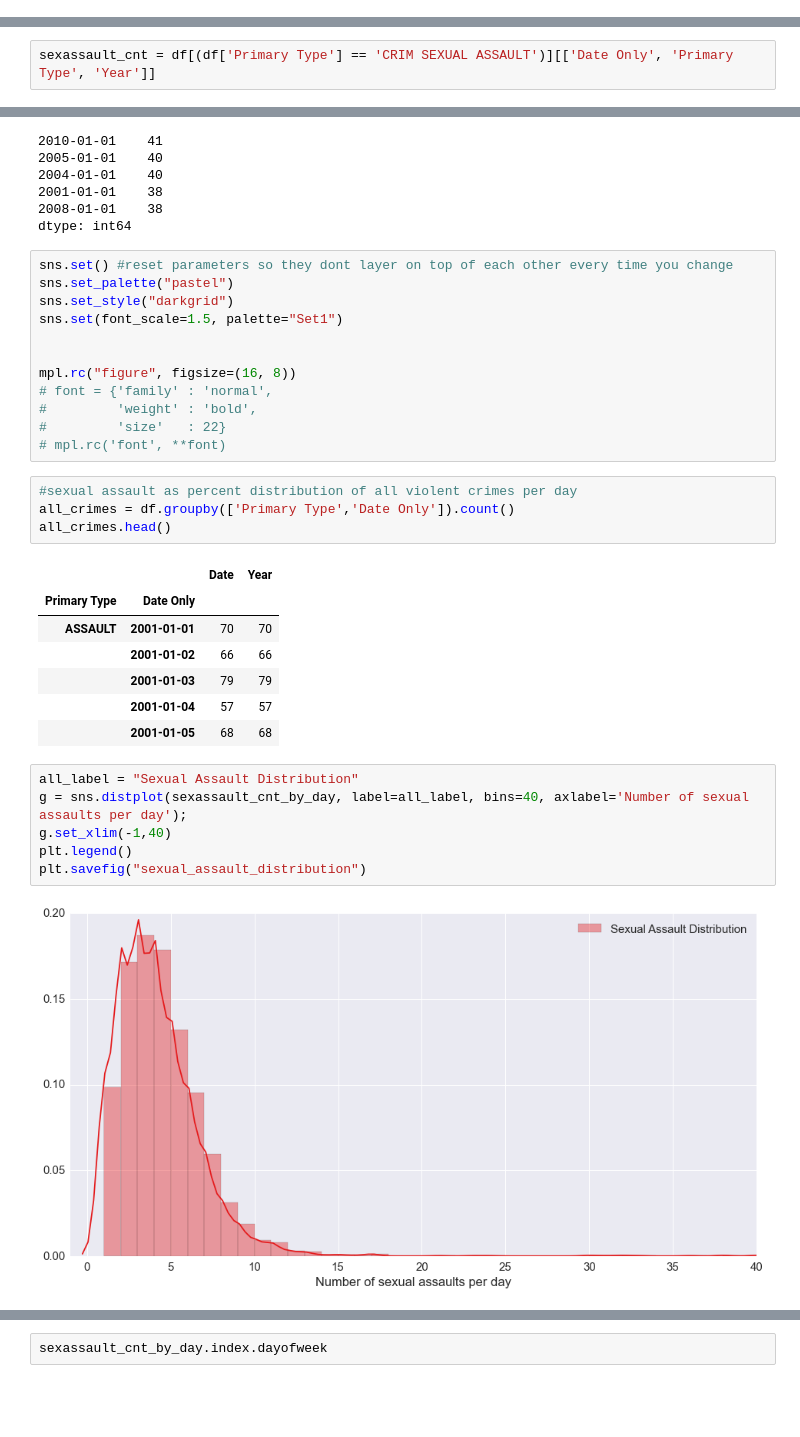
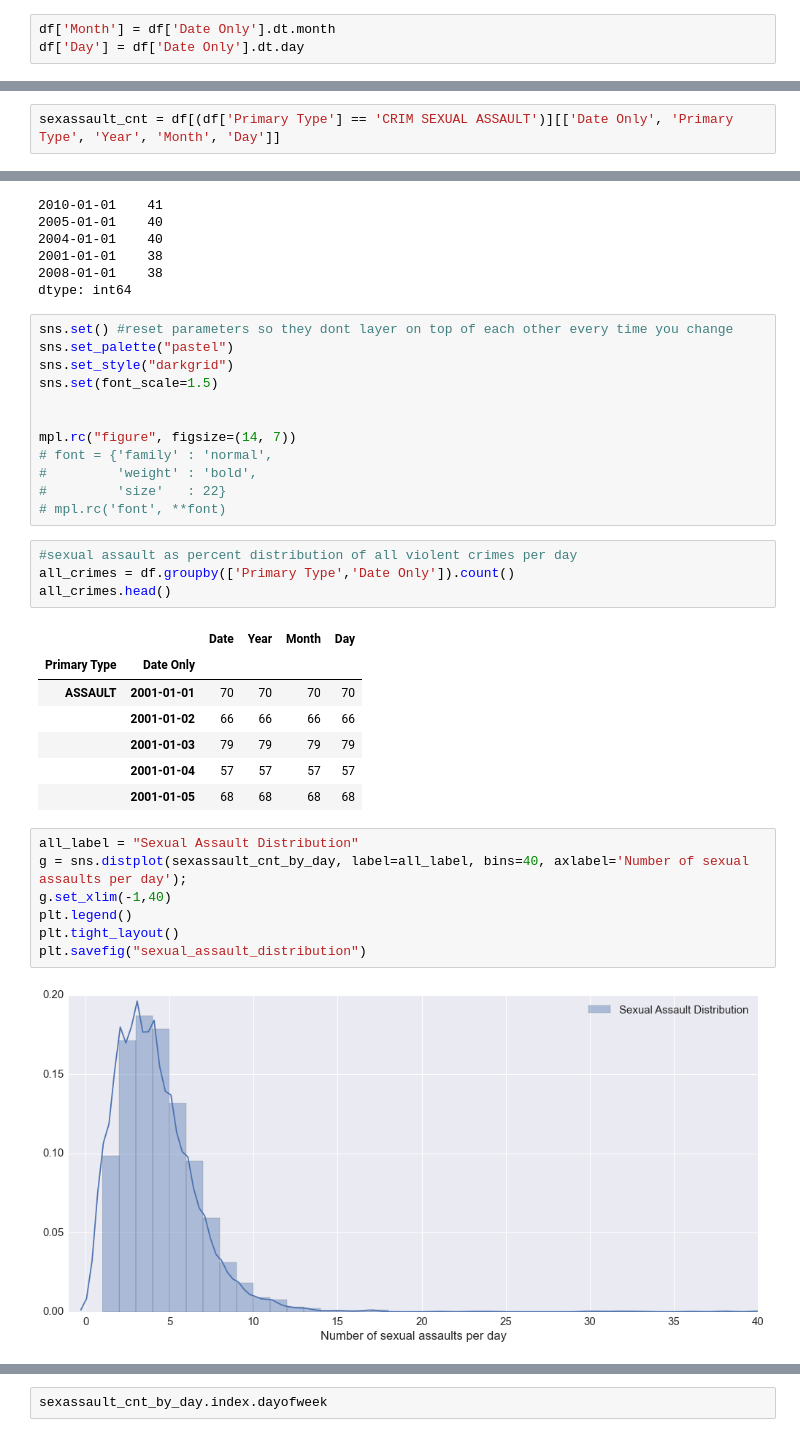
Before and after one commit to potatochip/chicago_crime_stats, a Jupyter notebook: new_year_sexual_assault.ipynb, the cells around one changed output, grey strips where cells are left out. Cells and saved outputs as stored; diff of their text form; blank space fills up the shorter version.

```diff
--- a/new_year_sexual_assault.ipynb
+++ b/new_year_sexual_assault.ipynb
@@ -16,6 +16,9 @@ df = pd.DataFrame.from_csv('Crimes_-_2001_to_present.csv', infer_datetime_format
 df['Date Only'] = pd.to_datetime(df['Date'], format="%m/%d/%Y", exact=False)
 # %%
 df['Year'] = df['Date Only'].dt.year
+# %%
+df['Month'] = df['Date Only'].dt.month
+df['Day'] = df['Date Only'].dt.day
 # %%
 df.head()
 # %% [output]
@@ -29,5 +54,5 @@ df.head()
 # %%
-sexassault_cnt = df[(df['Primary Type'] == 'CRIM SEXUAL ASSAULT')][['Date Only', 'Primary Type', 'Year']]
+sexassault_cnt = df[(df['Primary Type'] == 'CRIM SEXUAL ASSAULT')][['Date Only', 'Primary Type', 'Year', 'Month', 'Day']]
 # %%
 sexassault_cnt.head()
 # %% [output]
@@ -86,10 +111,10 @@ dtype: int64
 sns.set() #reset parameters so they dont layer on top of each other every time you change
 sns.set_palette("pastel")
 sns.set_style("darkgrid")
-sns.set(font_scale=1.5, palette="Set1")
+sns.set(font_scale=1.5)
 
 
-mpl.rc("figure", figsize=(16, 8))
+mpl.rc("figure", figsize=(14, 7))
 # font = {'family' : 'normal',
 #         'weight' : 'bold',
 #         'size'   : 22}
@@ -99,21 +124,22 @@ mpl.rc("figure", figsize=(16, 8))
 all_crimes = df.groupby(['Primary Type','Date Only']).count()
 all_crimes.head()
 # %% [output]
-|  |  | Date | Year |
-| Primary Type | Date Only |  |  |
-| ASSAULT | 2001-01-01 | 70 | 70 |
-|  | 2001-01-02 | 66 | 66 |
-|  | 2001-01-03 | 79 | 79 |
-|  | 2001-01-04 | 57 | 57 |
-|  | 2001-01-05 | 68 | 68 |
+|  |  | Date | Year | Month | Day |
+| Primary Type | Date Only |  |  |  |  |
+| ASSAULT | 2001-01-01 | 70 | 70 | 70 | 70 |
+|  | 2001-01-02 | 66 | 66 | 66 | 66 |
+|  | 2001-01-03 | 79 | 79 | 79 | 79 |
+|  | 2001-01-04 | 57 | 57 | 57 | 57 |
+|  | 2001-01-05 | 68 | 68 | 68 | 68 |
 # %%
 all_label = "Sexual Assault Distribution"
 g = sns.distplot(sexassault_cnt_by_day, label=all_label, bins=40, axlabel='Number of sexual assaults per day');
 g.set_xlim(-1,40)
 plt.legend()
+plt.tight_layout()
 plt.savefig("sexual_assault_distribution")
 # %% [output]
-[figure, old version]
+[figure, new version]
 # %%
 g = sns.tsplot(sexassault_cnt_by_day, sexassault_cnt_by_day.index, interpolate=False)
 g.set_xlabel('Date')
```
Also changed, not shown: parts of 16 cells of this notebook, 3 other files.
